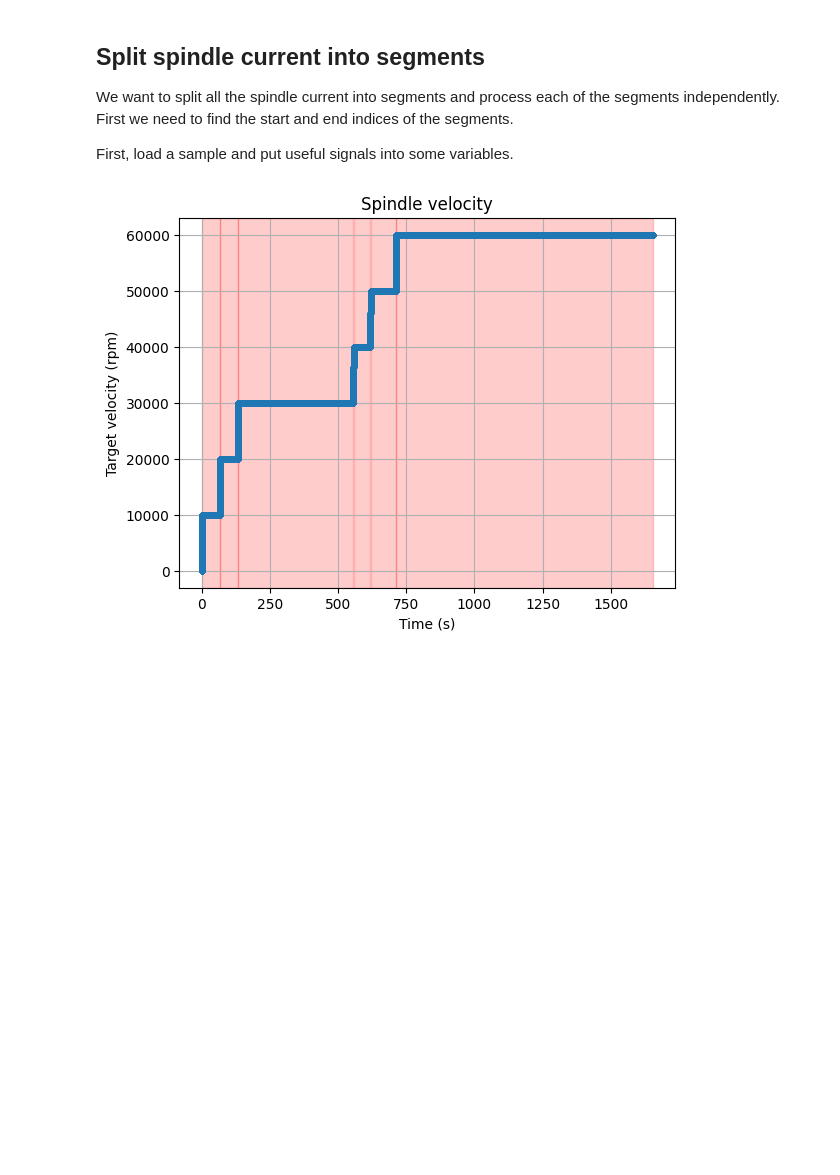
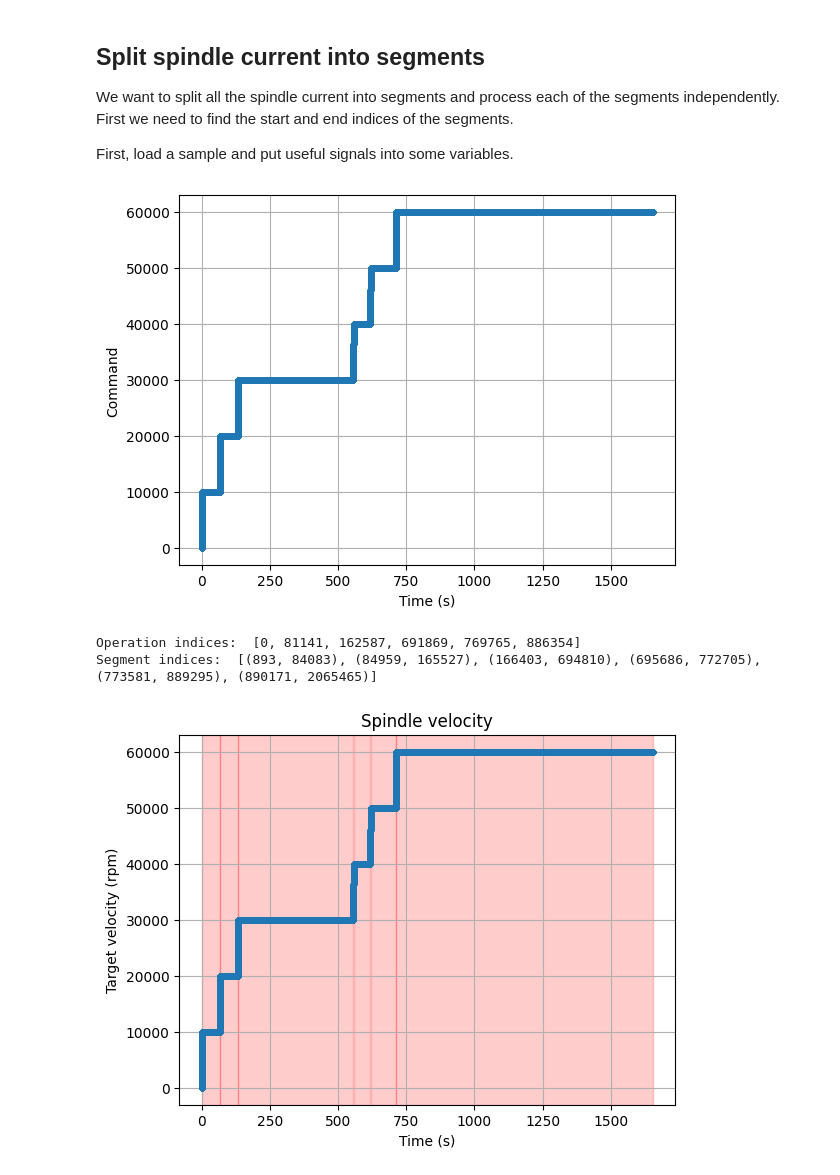
Before and after one commit to opatiny/predictiveMaintenance, a Jupyter notebook: src/notebooks/spindleCurrentVsTemperature.ipynb, the cells around one changed output. Cells and saved outputs as stored; diff of their text form; code cells hidden in the pictures; blank space fills up the shorter version.

```diff
--- a/src/notebooks/spindleCurrentVsTemperature.ipynb
+++ b/src/notebooks/spindleCurrentVsTemperature.ipynb
@@ -221,14 +222,35 @@ We want to split all the spindle current into segments and process each of the s
 
 First, load a sample and put useful signals into some variables.
 # %%
+
+
 dataPath: Path = "../../data/normalized-2025_04_08/"
 samplePath = os.path.join(dataPath, "Mecatis_05_02_25.parquet")
 
 rawData = pd.read_parquet(samplePath)
 time = rawData["timeSeconds"]
 command = rawData["stSigSpindleVelocity"]
+
+plt.figure()
+plt.plot(time, command, "o-", markersize=3)
+plt.xlabel("Time (s)")
+plt.ylabel("Command")
+plt.grid()
+plt.show()
+
+
+operationsIndices = getOperationsStart(rawData["stSigOperation"])
+
+print("Operation indices: ", operationsIndices)
+
 segmentIndices = detectConstantSegments(time, command)
+print("Segment indices: ", segmentIndices)
+
 data = getTemperatureCorrectionData(rawData, timeSlot=None)
+# %% [output]
+[figure, added]
+Operation indices:  [0, 81141, 162587, 691869, 769765, 886354]
+Segment indices:  [(893, 84083), (84959, 165527), (166403, 694810), (695686, 772705), (773581, 889295), (890171, 2065465)]
 # %%
 # plot the data
 plt.figure()
```
Also changed, not shown: parts of 10 cells of this notebook, 2 other files.
